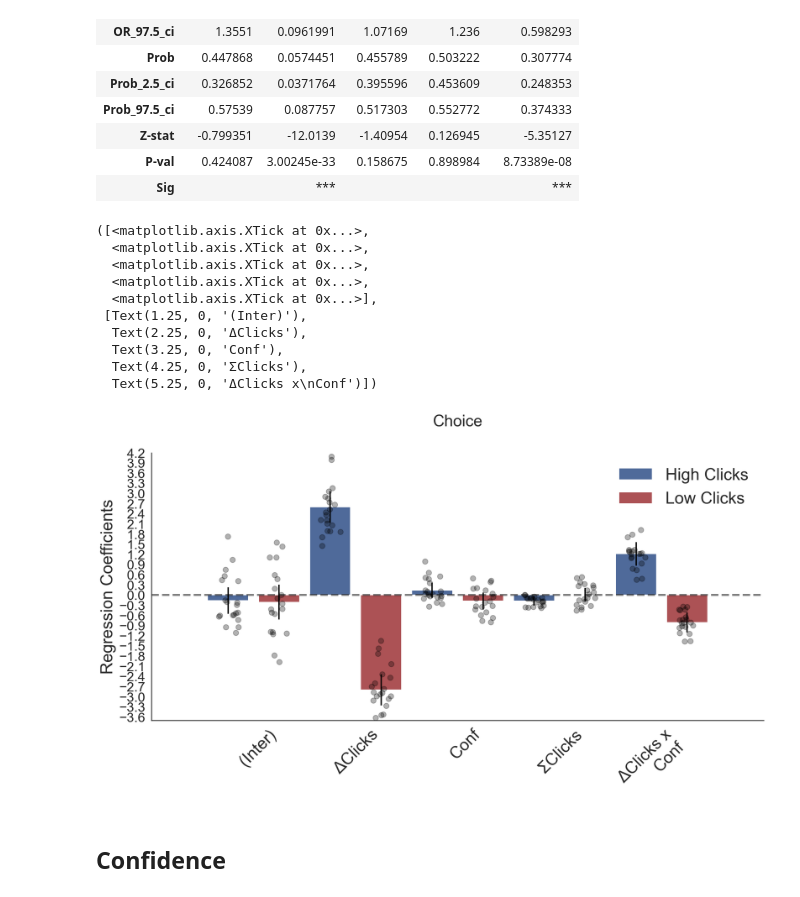
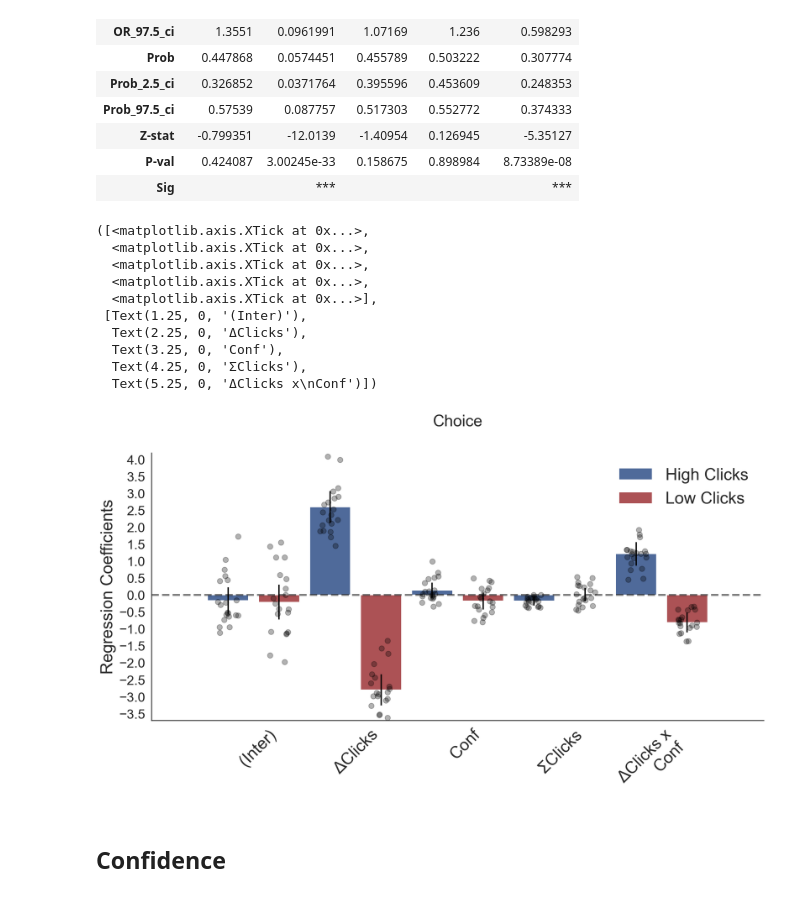
Before and after one commit to pradysepulveda/pupilPEB2021, a Jupyter notebook: Code PupilClicks/PEB2021_PupilSelect.ipynb, the cells around one changed output. Drawn from its saved outputs; the diff is of its cells as text; code cells hidden in the pictures.

```diff
--- a/Code PupilClicks/PEB2021_PupilSelect.ipynb
+++ b/Code PupilClicks/PEB2021_PupilSelect.ipynb
@@ -10,7 +10,7 @@ select_subj = [1,2,3,4,5,8,9,10,11,12,13,15,17,18,19,20,21,22,23,24]
 choiceNameFrames = list()
 
 for i in np.arange(len(select_subj)):
-    choiceNameFrames1 = glob.glob('/Users/pradyumna/Google Drive/BdM Projects/pupilPEB2021/Pilots Clicks/pilot'+str(select_subj[i])+'/RESULTS_FILE.txt')
+    choiceNameFrames1 = glob.glob('/Volumes/BdMLab2021/Prady_backup/pupilPEB2021/Pilots Clicks/pilot'+str(select_subj[i])+'/RESULTS_FILE.txt')
 
     choiceNameFrames1.sort()
 
@@ -745,24 +745,24 @@ table_data2
 | Sig |  | *** |  |  | *** |
 # %%
 Coefpresplot_bar2(table_data1, par_table_data1,table_data2, par_table_data2, barcol1='#4F6A9A',barcol2='#AC5255',
-                  title='Choice', size='big',ymultiple=0.3, ticklabsize=20,labels= ['High Clicks','Low Clicks'])
+                  title='Choice', size='big', ticklabsize=20,labels= ['High Clicks','Low Clicks'])
 #plt.ylim(-0.4, 0.4)
 
 #plt.xlim(-, 0.4)
 
 plt.xticks([1.25,2.25,3.25, 4.25,5.25],['(Inter)','ΔClicks','Conf','ΣClicks','ΔClicks x\nConf'], rotation=45)
 # %% [output]
 ([<matplotlib.axis.XTick at 0x...>,
   <matplotlib.axis.XTick at 0x...>,
   <matplotlib.axis.XTick at 0x...>,
   <matplotlib.axis.XTick at 0x...>,
   <matplotlib.axis.XTick at 0x...>],
  [Text(1.25, 0, '(Inter)'),
   Text(2.25, 0, 'ΔClicks'),
   Text(3.25, 0, 'Conf'),
   Text(4.25, 0, 'ΣClicks'),
   Text(5.25, 0, 'ΔClicks x\nConf')])
-[figure, old version]
+[figure, new version]
 # %% [markdown]
 ## Confidence
 # %%
```
Also changed, not shown: parts of 2 cells of this notebook, 3 other files.
